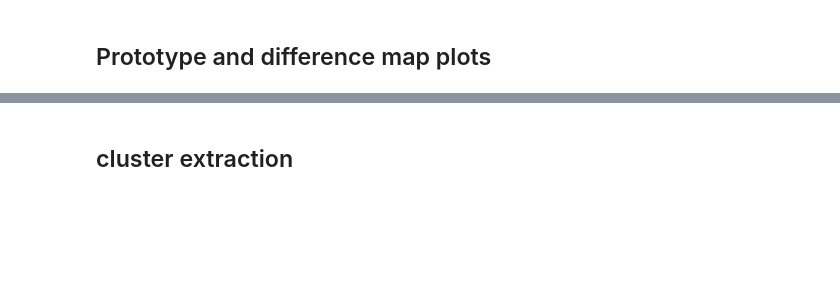
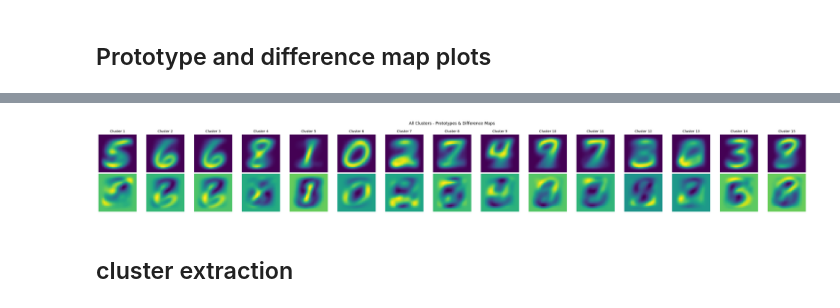
Before and after one commit to Iwe-Coumou/Project-ML, a Jupyter notebook: project.ipynb, the cells around one changed output, grey strips where cells are left out. Cells and saved outputs as stored; diff of their text form; code cells hidden in the pictures; blank space fills up the shorter version.

```diff
--- a/project.ipynb
+++ b/project.ipynb
@@ -219,8 +231,11 @@ cluster_class_changes = funcs.plot_cluster_accuracy_bars(cluster_results, target
 # %% [markdown]
 ## Prototype and difference map plots
 # %%
-for cluster_id in cluster_map.keys():
-    prototypes_with_diff = funcs.compute_class_conditional_prototypes_with_diff(
-        cluster_id, cluster_map, all_neuron_activations, images, labels
-    )
-    funcs.plot_cluster_prototypes_and_diff(cluster_id, prototypes_with_diff)  # custom plotting function
+# Compute prototypes and difference maps for all clusters
+all_prototypes = funcs.compute_prototypes_all_clusters(
+    cluster_map=cluster_map,
+    all_activations=all_neuron_activations,
+    images=images,
+    top_frac=0.1,           # fraction of top-activating samples per cluster
+    use_global_mean=True     # normalize diff map relative to global mean
+)
@@ -238,2 +242,6 @@ for cluster_id in cluster_map.keys():
+# %%
+funcs.plot_cluster_prototypes_and_diff_all(all_prototypes)
+# %% [output]
+[figure, added]
 # %% [markdown]
 ## cluster extraction
```
Also changed, not shown: parts of 12 cells of this notebook, 3 other files.
